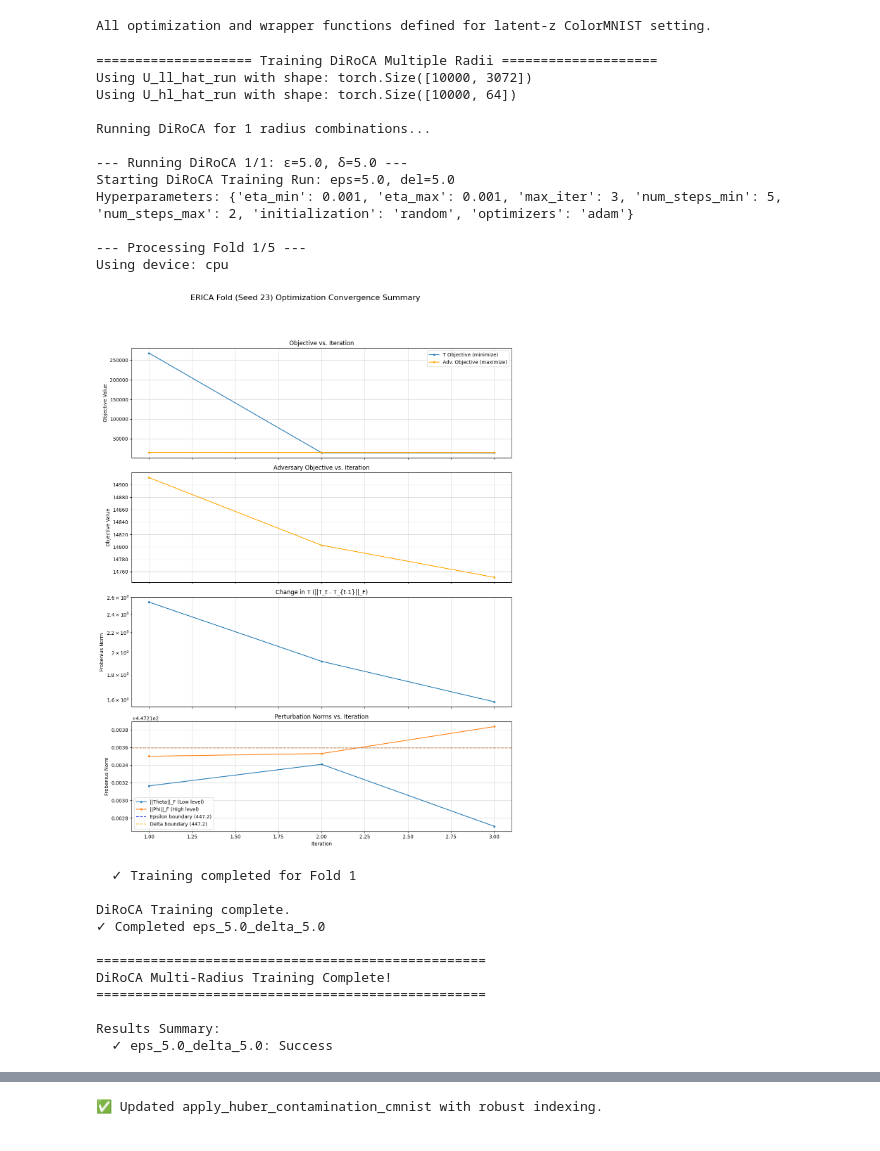
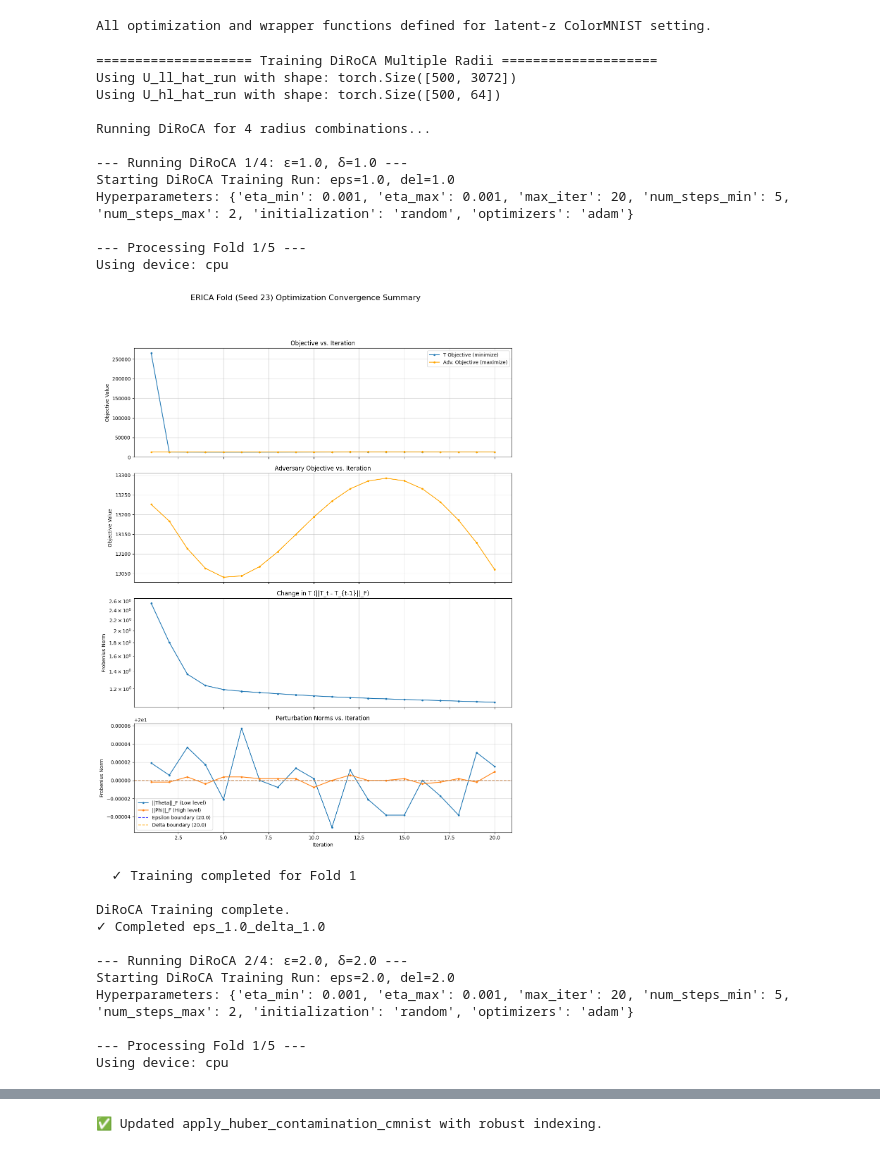
Before and after one commit to yfelekis/GenDiroca, a Jupyter notebook: cmnist_opt_new.ipynb, the cells around one changed output, grey strips where cells are left out. Saved outputs shown, nothing was run; the diff lists cells and outputs as text; code cells hidden in the pictures.

```diff
--- a/cmnist_opt_new.ipynb
+++ b/cmnist_opt_new.ipynb
@@ -1644,7 +1757,7 @@ print("\n" + "="*20 + " Training DiRoCA Multiple Radii " + "="*20)
 diroca_hyperparams = {
     'eta_min': 1e-3,
     'eta_max': 1e-3,
-    'max_iter': 3,
+    'max_iter': 20,
     'num_steps_min': 5,
     'num_steps_max': 2,
     'initialization': 'random',
@@ -1662,10 +1775,10 @@ fixed_params_diroca = {
 
 # --- Multiple Radii for DiRoCA ---
 radius_combinations = [
-    (5.0, 5.0)
-    # (10.0, 10.0),
-    # (1.0, 1.0),
-    # (0.5, 0.5),
+    (1.0, 1.0),
+    (2.0, 2.0),
+    (4.0, 4.0),
+    (8.0, 8.0)
 ]
 
 # --- Select noise tensors (use fixed versions if available) ---
@@ -1712,48 +1825,48 @@ for i, (epsilon, delta) in enumerate(radius_combinations):
         all_monitors_diroca[radius_key] = None
 
     # Optional: free some memory between runs
     gc.collect()
     if torch.cuda.is_available():
         torch.cuda.empty_cache()
 
 print("\n" + "="*50)
 print("DiRoCA Multi-Radius Training Complete!")
 print("="*50)
 
 # --- Summary of Results ---
 print("\nResults Summary:")
 for radius_key, results in all_results_diroca.items():
     if results is not None:
         print(f"  ✓ {radius_key}: Success")
     else:
         print(f"  ✗ {radius_key}: Failed")
 
 # --- Access Individual Results Example ---
 # Example: Access results for epsilon=5.0, delta=5.0
 # results_5_5 = all_results_diroca['eps_5.0_delta_5.0']
 # monitors_5_5 = all_monitors_diroca['eps_5.0_delta_5.0']
 # %% [output]
 ==================== Training DiRoCA Multiple Radii ====================
-Using U_ll_hat_run with shape: torch.Size([10000, 3072])
-Using U_hl_hat_run with shape: torch.Size([10000, 64])
+Using U_ll_hat_run with shape: torch.Size([500, 3072])
+Using U_hl_hat_run with shape: torch.Size([500, 64])
 
-Running DiRoCA for 1 radius combinations...
+Running DiRoCA for 4 radius combinations...
 
---- Running DiRoCA 1/1: ε=5.0, δ=5.0 ---
-Starting DiRoCA Training Run: eps=5.0, del=5.0
-Hyperparameters: {'eta_min': 0.001, 'eta_max': 0.001, 'max_iter': 3, 'num_steps_min': 5, 'num_steps_max': 2, 'initialization': 'random', 'optimizers': 'adam'}
+--- Running DiRoCA 1/4: ε=1.0, δ=1.0 ---
+Starting DiRoCA Training Run: eps=1.0, del=1.0
+Hyperparameters: {'eta_min': 0.001, 'eta_max': 0.001, 'max_iter': 20, 'num_steps_min': 5, 'num_steps_max': 2, 'initialization': 'random', 'optimizers': 'adam'}
 
 --- Processing Fold 1/5 ---
 Using device: cpu
-[figure, old version]
+[figure, new version]
   ✓ Training completed for Fold 1
 
 DiRoCA Training complete.
-✓ Completed eps_5.0_delta_5.0
+✓ Completed eps_1.0_delta_1.0
 
-==================================================
-DiRoCA Multi-Radius Training Complete!
-==================================================
+--- Running DiRoCA 2/4: ε=2.0, δ=2.0 ---
+Starting DiRoCA Training Run: eps=2.0, del=2.0
+Hyperparameters: {'eta_min': 0.001, 'eta_max': 0.001, 'max_iter': 20, 'num_steps_min': 5, 'num_steps_max': 2, 'initialization': 'random', 'optimizers': 'adam'}
 
-Results Summary:
-  ✓ eps_5.0_delta_5.0: Success
+--- Processing Fold 1/5 ---
+Using device: cpu
```
Also changed, not shown: parts of 18 cells of this notebook.
